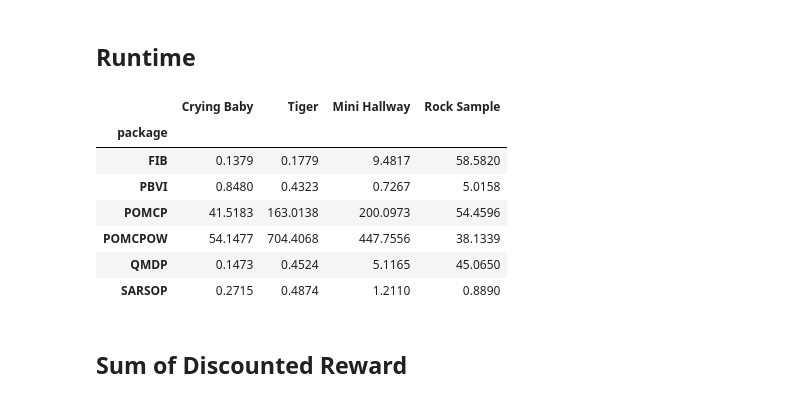
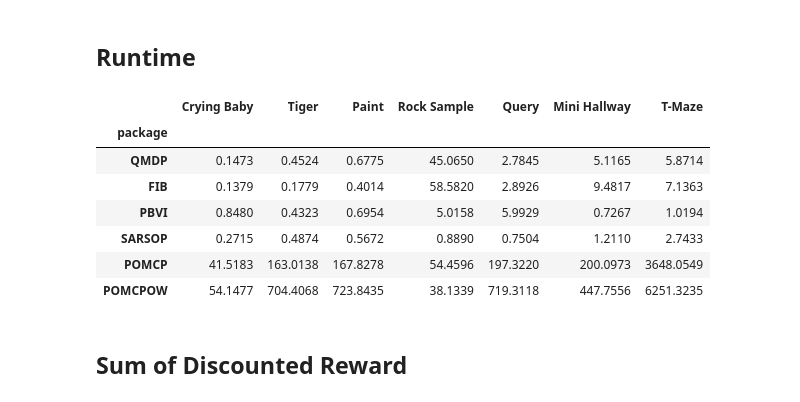
Before and after one commit to aliceyshu/8010_project, a Jupyter notebook: results/summary_results.ipynb, the cells around one changed output. Saved outputs shown, nothing was run; the diff lists cells and outputs as text; code cells hidden in the pictures.

```diff
--- a/results/summary_results.ipynb
+++ b/results/summary_results.ipynb
@@ -113,0 +137,6 @@ runtime is the sum of 100 simulations, each simulation contains 1000 games
+# %%
+paint_runtime = df2["runtime"]
+print(paint_runtime)
+
+paint_sum_discounted = df2["sum_discount_reward"]
+print(paint_sum_discounted)
@@ -163,3 +209,17 @@ SARSOP     637
 Name: sum_discount_reward, dtype: int64
 # %% [markdown]
 ## Query
+# %%
+df = pd.read_table("queryProblem.csv",sep=',')
+
+cm = sns.light_palette("orange", as_cmap=True)
+df2 = df.groupby(["package"]).sum().round(4)
+df2 = df2[[i for i in df2.columns if i not in ['id']]]
+df2.style.format('{:.4f}').background_gradient(cmap=cm).apply(
+    lambda col: ['font-weight:bold'
+                 if ((x==col.max() and col.name in [
+                     "sum_reward","sum_discount_reward"
+                     ])
+                     or (x==col.min() and col.name in ["avg_steps","runtime"]))
+                 else ''
+                 for x in col])
@@ -165,0 +235,6 @@ Name: sum_discount_reward, dtype: int64
+# %%
+query_runtime = df2["runtime"]
+print(query_runtime)
+
+query_sum_discounted = df2["sum_discount_reward"]
+print(query_sum_discounted)
@@ -303,24 +364,34 @@ print(tMaze_sum_discounted)
 # %% [markdown]
 ## Runtime
 # %%
-concatenated1 = pd.concat([baby_runtime,tiger_runtime, miniHallway_runtime, rock_runtime], axis=1)
+concatenated1 = pd.concat([baby_runtime, tiger_runtime, paint_runtime,
+                           rock_runtime, query_runtime, miniHallway_runtime,
+                           tMaze_runtime
+                           ], axis=1)
 concatenated1.columns.values[0] = 'Crying Baby'
 concatenated1.columns.values[1] = 'Tiger'
-concatenated1.columns.values[2] = 'Mini Hallway'
+concatenated1.columns.values[2] = 'Paint'
 concatenated1.columns.values[3] = 'Rock Sample'
-
+concatenated1.columns.values[4] = 'Query'
+concatenated1.columns.values[5] = 'Mini Hallway'
+concatenated1.columns.values[6] = 'T-Maze'
+# sort by package name
+custom_order = {'IP':0, 'QMDP':1,'FIB':2,'PBVI':3,
+                'SARSOP':4,'POMCP':5,'POMCPOW':6}
+concatenated1 =concatenated1.sort_values(by=['package'], key=lambda x: x.map(custom_order))
+# color coded
 concatenated1.style.format('{:.4f}').background_gradient(axis=0,cmap="Pastel2").apply(
     lambda col: ['font-weight:bold' if x==col.min() else ''
                  for x in col])
 # %% [output]
-|  | Crying Baby | Tiger | Mini Hallway | Rock Sample |
-| package |  |  |  |  |
-| FIB | 0.1379 | 0.1779 | 9.4817 | 58.5820 |
-| PBVI | 0.8480 | 0.4323 | 0.7267 | 5.0158 |
-| POMCP | 41.5183 | 163.0138 | 200.0973 | 54.4596 |
-| POMCPOW | 54.1477 | 704.4068 | 447.7556 | 38.1339 |
-| QMDP | 0.1473 | 0.4524 | 5.1165 | 45.0650 |
-| SARSOP | 0.2715 | 0.4874 | 1.2110 | 0.8890 |
+|  | Crying Baby | Tiger | Paint | Rock Sample | Query | Mini Hallway | T-Maze |
+| package |  |  |  |  |  |  |  |
+| QMDP | 0.1473 | 0.4524 | 0.6775 | 45.0650 | 2.7845 | 5.1165 | 5.8714 |
+| FIB | 0.1379 | 0.1779 | 0.4014 | 58.5820 | 2.8926 | 9.4817 | 7.1363 |
+| PBVI | 0.8480 | 0.4323 | 0.6954 | 5.0158 | 5.9929 | 0.7267 | 1.0194 |
+| SARSOP | 0.2715 | 0.4874 | 0.5672 | 0.8890 | 0.7504 | 1.2110 | 2.7433 |
+| POMCP | 41.5183 | 163.0138 | 167.8278 | 54.4596 | 197.3220 | 200.0973 | 3648.0549 |
+| POMCPOW | 54.1477 | 704.4068 | 723.8435 | 38.1339 | 719.3118 | 447.7556 | 6251.3235 |
 # %% [markdown]
 ## Sum of Discounted Reward
 # %%
```
Also changed, not shown: parts of 16 cells of this notebook, 16 other files.
